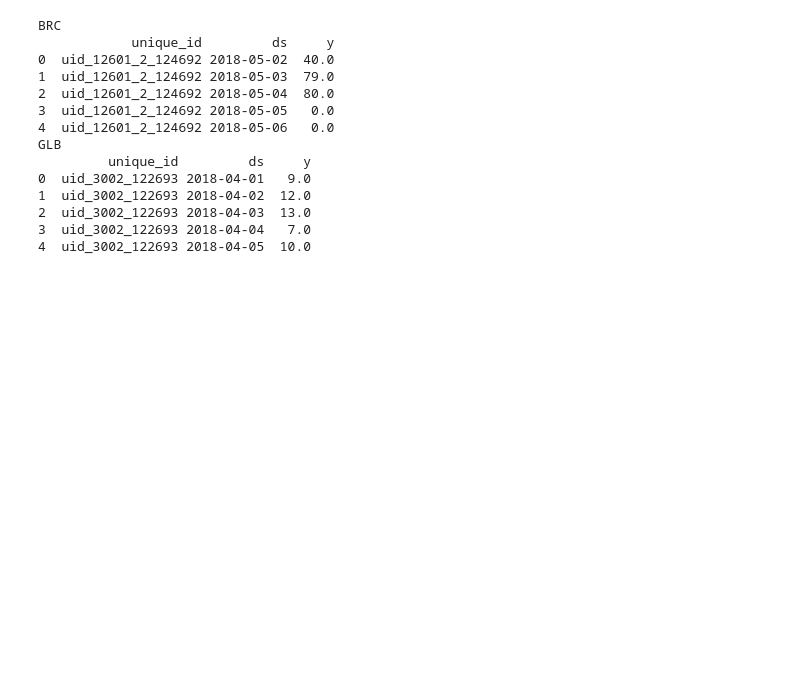
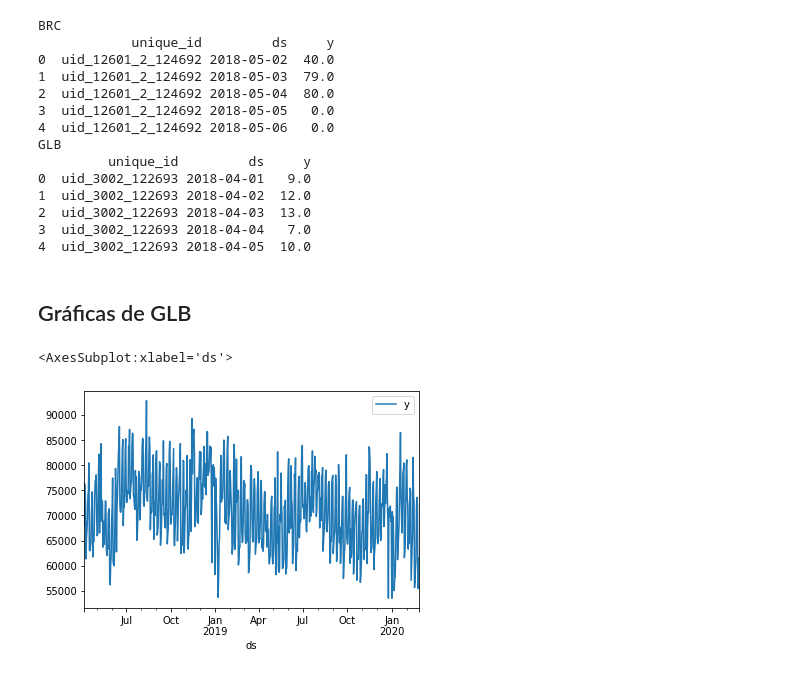
Before and after one commit to Nixtla/Nixtla, a Jupyter notebook: nbs/data_datasets__business.ipynb, the cells around one changed output. Saved outputs shown, nothing was run; the diff lists cells and outputs as text; code cells hidden in the pictures; blank space fills up the shorter version.

Commit message:
adding glb plot

```diff
--- a/nbs/data_datasets__business.ipynb
+++ b/nbs/data_datasets__business.ipynb
@@ -248,3 +248,5 @@ GLB
 2  uid_3002_122693 2018-04-03  13.0
 3  uid_3002_122693 2018-04-04   7.0
 4  uid_3002_122693 2018-04-05  10.0
+# %% [markdown]
+## Gráficas de GLB
@@ -250,0 +255,9 @@ GLB
+# %%
+glb = glb.query('ds >= "2018-04-05" & ds <= "2020-02-26"')
+# %%
+agg_glb = glb.groupby('ds').sum().reset_index()
+# %%
+agg_glb.set_index('ds').plot()
+# %% [output]
+<AxesSubplot:xlabel='ds'>
+[figure, added]
```
Also changed, not shown: parts of 3 cells of this notebook.
